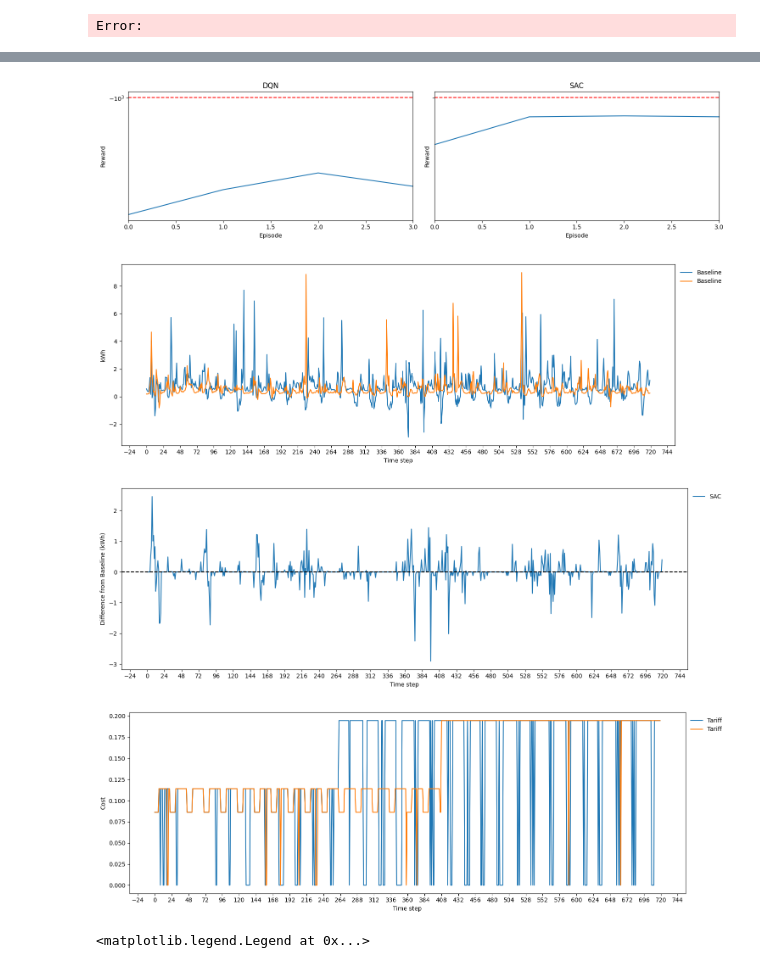
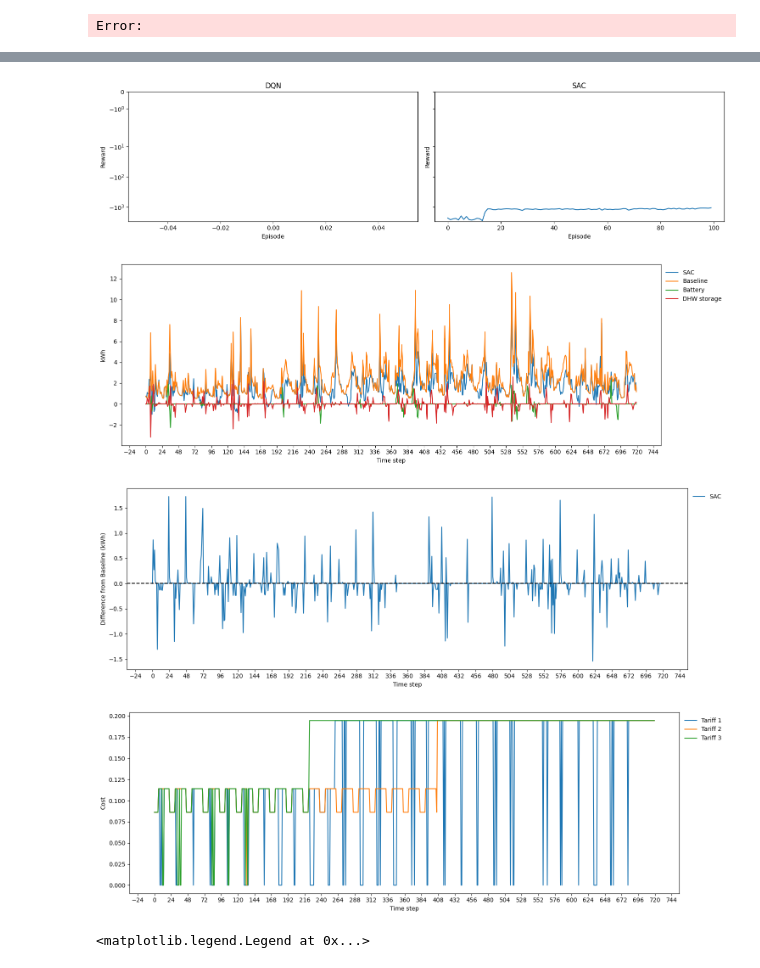
Before and after one commit to Sasmn/szakdolgozat_citylearn, a Jupyter notebook: szakdoga.ipynb, the cells around one changed output, grey strips where cells are left out. Cells and saved outputs as stored; diff of their text form; code cells hidden in the pictures.

```diff
--- a/szakdoga.ipynb
+++ b/szakdoga.ipynb
@@ -704,8 +460,8 @@ def plot_rewards(ax: plt.Axes, rewards: List[float], title: str) -> plt.Axes:
 %matplotlib inline
 
 rewards = {
-    'DQN': dqn_callback.reward_history[:number_of_episodes],
-    'SAC': sac_callback.reward_history[:number_of_episodes],
+    'DQN': dqn_results['rewards'],
+    'SAC': sac_results['rewards'],
     # 'A2C': a2c_callback.reward_history[:number_of_episodes],
     # 'DDPG': ddpg_callback.reward_history[:number_of_episodes],
     # 'TD3': td3_callback.reward_history[:number_of_episodes],
@@ -721,27 +477,27 @@ max_value = np.ceil(max_value / round_factor) * round_factor
 
 fig, axs = plt.subplots(1, len(rewards), figsize=(15, 4), sharey=True)
 
-rbc_rewards = [episode_reward['sum'][0] for episode_reward in rbc_model.env.episode_rewards]
+# rbc_rewards = [episode_reward['sum'][0] for episode_reward in rbc_results['env'].episode_rewards]
 for ax, (k, v) in zip(fig.axes, rewards.items()):
-    ax.plot(rbc_rewards, 'r--', label='RBC')
+    # ax.plot(rbc_rewards, 'r--', label='RBC')
     ax = plot_rewards(ax, v, k)
-    # ax.set_ylim(min_value, max_value)
-    ax.set_xlim(0, number_of_episodes - 1)
+    ax.set_ylim(min_value, max_value)
+    # ax.set_xlim(0, number_of_episodes - 1)
     ax.set_yscale(value='symlog')
 
 plt.tight_layout()
 plt.show()
 # %% [output]
-[figure, old version]
+[figure, new version]
 # %%
 import matplotlib.ticker as ticker
 %matplotlib inline
 
 envs = {
-    # 'RBC': rbc_env,
-    # 'DQN': dqn_env,
-    'SAC': sac_env,
-    # 'A2C': a2c_env,
+    # 'RBC': rbc_results['env'],
+    # 'DQN': dqn_results['env'],
+    'SAC': sac_results['env'],
+    # 'A2C': a2c_results['env'],
     # 'DDPG': ddpg_env,
     # 'TD3': td3_env,
     # 'PPO': ppo_env
@@ -753,22 +509,20 @@ fig, ax = plt.subplots(1, 1, figsize=figsize)
 for k, v in envs.items():
     y = v.net_electricity_consumption
     x = range(len(y))
-    # ax.plot(x, y, label=k)
+    ax.plot(x, y, label=k)
 
-y = v.buildings[0].net_electricity_consumption
-ax.plot(x, y, label='Baseline')
-y = v.buildings[1].net_electricity_consumption
+y = v.net_electricity_consumption_without_storage_and_pv
 ax.plot(x, y, label='Baseline')
 # y = v.solar_generation
 # ax.plot(x, y, label='Solar')
-# y = v.electrical_storage_electricity_consumption
-# ax.plot(x, y, label='Battery')
-# # y = v.energy_from_cooling_device
-# # ax.plot(x, y, label='Heat pump')
-# # y = v.dhw_electricity_consumption
+y = v.electrical_storage_electricity_consumption
+ax.plot(x, y, label='Battery')
+# y = v.energy_from_cooling_device
+# ax.plot(x, y, label='Heat pump')
+# y = v.dhw_electricity_consumption
 # # ax.plot(x, y, label='DHW consumption')
-# y = v.dhw_storage_electricity_consumption
-# ax.plot(x, y, label='DHW storage')
+y = v.dhw_storage_electricity_consumption
+ax.plot(x, y, label='DHW storage')
 
 ax.set_xlabel('Time step')
 ax.set_ylabel('kWh')
@@ -778,14 +532,14 @@ ax.legend(loc='upper left', bbox_to_anchor=(1.0, 1.0), framealpha=0.0)
 
 plt.tight_layout()
 # %% [output]
-[figure, old version]
+[figure, new version]
 # %%
 import matplotlib.pyplot as plt
 import matplotlib.ticker as ticker
 %matplotlib inline
 
 envs = {
-    'SAC': sac_env,
+    'SAC': sac_results['env'],
     # 'DQN': dqn_env,
     # 'A2C': a2c_env,
     # 'DDPG': ddpg_env,
@@ -796,7 +550,7 @@ envs = {
 figsize = (15.0, 5)
 fig, ax = plt.subplots(1, 1, figsize=figsize)
 
-baseline = sac_env.net_electricity_consumption_without_storage  # Assuming 'ppo_env' is your baseline environment
+baseline = sac_results['env'].net_electricity_consumption_without_storage
 
 for k, v in envs.items():
     y_difference = [y - base for y, base in zip(v.net_electricity_consumption, baseline)]
@@ -812,40 +566,43 @@ ax.legend(loc='upper left', bbox_to_anchor=(1.0, 1.0), framealpha=0.0)
 plt.tight_layout()
 plt.show()
 # %% [output]
-[figure, old version]
+[figure, new version]
 # %%
 import matplotlib.ticker as ticker
 %matplotlib inline
 
 envs = {
     # 'DQN': dqn_env,
-    'SAC': sac_env,
+    'SAC': sac_results['env'],
     # 'A2C': a2c_env,
     # 'DDPG': ddpg_env,
     # 'TD3': td3_env,
     # 'PPO': ppo_env
 }
 
 figsize = (15.0, 5)
 fig, ax = plt.subplots(1, 1, figsize=figsize)
 
 for k, v in envs.items():
     y = [cost / consumption if consumption != 0 else 0 for cost, consumption in zip(v.buildings[0].net_electricity_consumption_cost, v.buildings[0].net_electricity_consumption)]
     x = range(len(y))
-    ax.plot(x, y, label='Tariff')
+    ax.plot(x, y, label='Tariff 1')
     y = [cost / consumption if consumption != 0 else 0 for cost, consumption in zip(v.buildings[1].net_electricity_consumption_cost, v.buildings[1].net_electricity_consumption)]
     x = range(len(y))
-    ax.plot(x, y, label='Tariff')
+    ax.plot(x, y, label='Tariff 2')
+    y = [cost / consumption if consumption != 0 else 0 for cost, consumption in zip(v.buildings[2].net_electricity_consumption_cost, v.buildings[2].net_electricity_consumption)]
+    x = range(len(y))
+    ax.plot(x, y, label='Tariff 3')
 
 ax.set_xlabel('Time step')
 ax.set_ylabel('Cost')
 ax.xaxis.set_major_locator(ticker.MultipleLocator(24))
 ax.legend(loc='upper left', bbox_to_anchor=(1.0, 1.0), framealpha=0.0)
 # ax.set_ylim(0, 1)
 
 plt.tight_layout()
 # %% [output]
-[figure, old version]
+[figure, new version]
 # %%
 import pandas as pd
 
```
Also changed, not shown: parts of 19 cells of this notebook, 15 other files.
